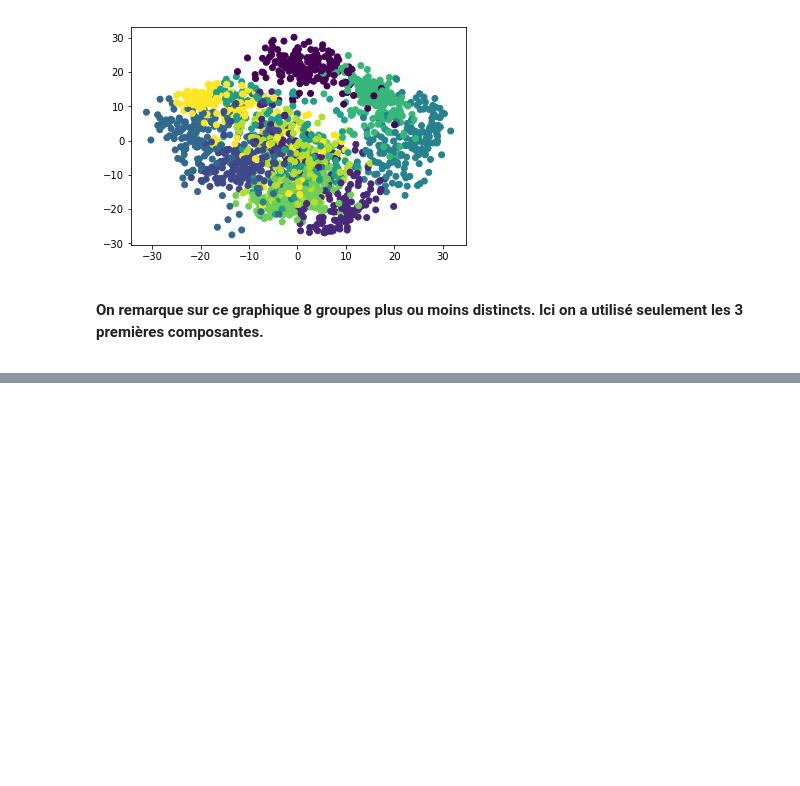
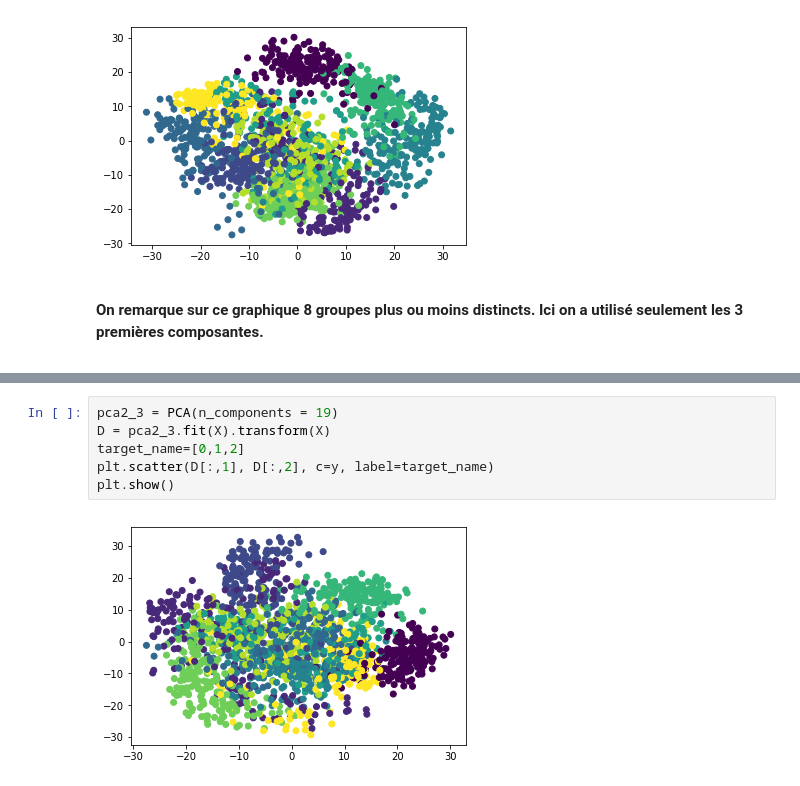
Before and after one commit to MadDoxXimba/projetEntrepot, a Jupyter notebook: NotebookVal.ipynb, the cells around one changed output, grey strips where cells are left out. Cells and saved outputs as stored; diff of their text form; blank space fills up the shorter version.

```diff
--- a/NotebookVal.ipynb
+++ b/NotebookVal.ipynb
@@ -114,0 +112,8 @@ principalComponents = pca.fit_transform(P_list)
+# %%
+pca2_3 = PCA(n_components = 19)
+D = pca2_3.fit(X).transform(X)
+target_name=[0,1,2]
+plt.scatter(D[:,1], D[:,2], c=y, label=target_name)
+plt.show()
+# %% [output]
+[figure, added]
```
Also changed, not shown: parts of 5 cells of this notebook.
